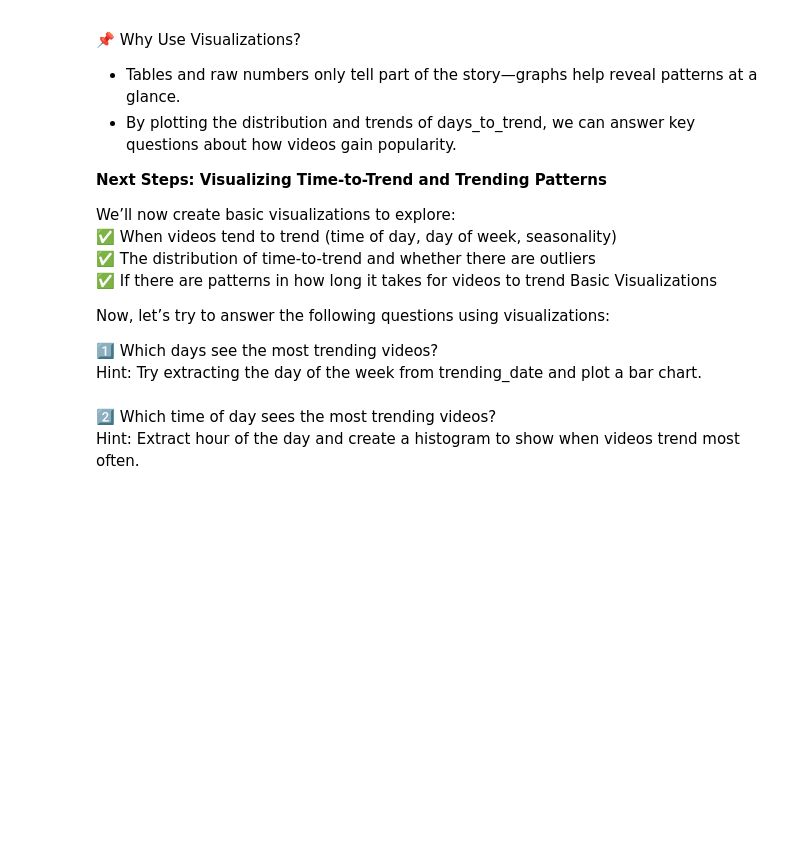
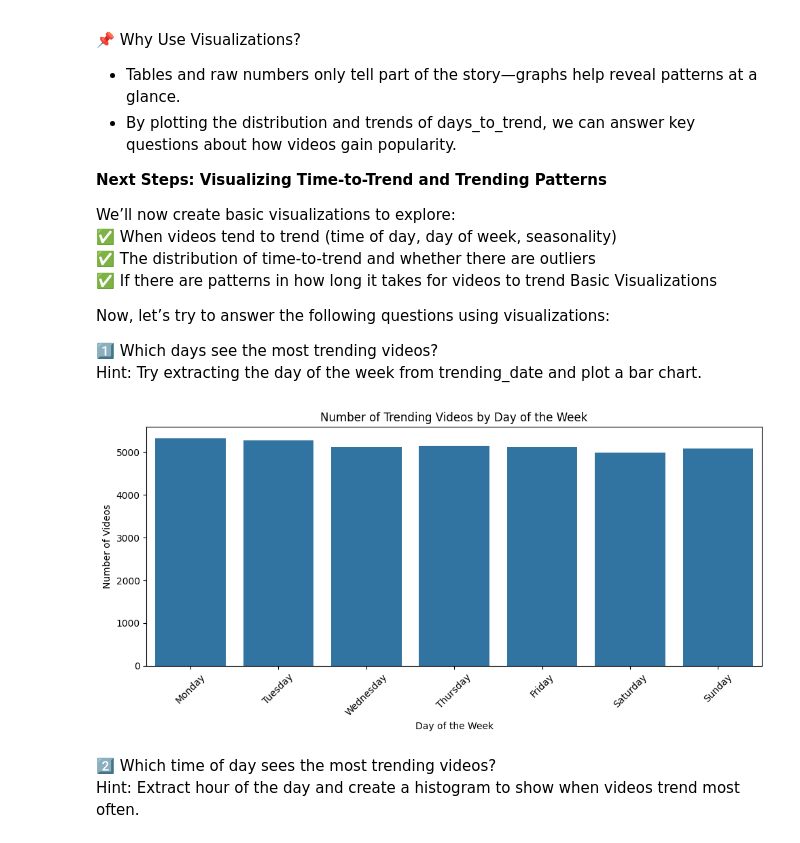
Before and after one commit to BevRice/CMI_Course, a Jupyter notebook: docs/source/notebooks/Assignment5_Week3.ipynb, the cells around one changed output. Cells and saved outputs as stored; diff of their text form; code cells hidden in the pictures; blank space fills up the shorter version.

```diff
--- a/docs/source/notebooks/Assignment5_Week3.ipynb
+++ b/docs/source/notebooks/Assignment5_Week3.ipynb
@@ -220,10 +413,8 @@ We will create a new column, time_to_trend, which calculates the difference betw
 💡 Run the following code to compute this:
 # %%
 # Create a new column for time between publish and trending
-# Remove triple quotes
-'''
-youtube_df['time_to_trend'] = youtube_df['trending_date'] - youtube_df['publishedAt']
-'''
+youtube_df["trending_date"] = pd.to_datetime(youtube_df["trending_date"])
+youtube_df["publishedAt"] = pd.to_datetime(youtube_df["publishedAt"])
 # %% [markdown]
 Now that we've calculated time_to_trend, which represents the difference between when a video was published and when it trended, we need to make this value more interpretable.
 
@@ -239,15 +430,14 @@ Now that we've calculated time_to_trend, which represents the difference between
 We will now convert time_to_trend into total days and hours using the total_seconds() function, which allows us to break down the difference into meaningful time units.
 
 💡 Run the following code:
-# %%
-# Remove triple quotes
-'''
-# Calculate total time difference in days, including partial days
-youtube_df["days_to_trend"] = youtube_df["time_to_trend"].dt.total_seconds() / 86400  # Convert seconds to days
-
-# Calculate total time difference in hours
-youtube_df["hours_to_trend"] = youtube_df["time_to_trend"].dt.total_seconds() / 3600  # Convert seconds to hours
-
-# Display results
-youtube_df[["video_id", "time_to_trend", "days_to_trend", "hours_to_trend"]].head()
-'''
+# %%
+# Remove triple quotes
+# Calculate total time difference in days, including partial days
+# Create a new column for time between publish and trending
+youtube_df["trending_date"] = pd.to_datetime(youtube_df["trending_date"])
+youtube_df["publishedAt"] = pd.to_datetime(youtube_df["publishedAt"])
+
+# Calculate the time difference and store it in 'time_to_trend' column
+youtube_df["time_to_trend"] = youtube_df["trending_date"] - youtube_df["publishedAt"]
+
+# Calculate total time difference in days, including partial days
@@ -281,3 +471,21 @@ Hint: Try extracting the day of the week from trending_date and plot a bar chart
+# %%
+# Extract day of week from trending_date (e.g., Monday, Tuesday, etc.)
+youtube_df["trending_dayofweek"] = youtube_df["trending_date"].dt.day_name()
+
+import matplotlib.pyplot as plt
+import seaborn as sns
+
+# Count number of videos trending each day of the week
+plt.figure(figsize=(10, 5))
+sns.countplot(data=youtube_df, x="trending_dayofweek", order=["Monday", "Tuesday", "Wednesday", "Thursday", "Friday", "Saturday", "Sunday"])
+plt.title("Number of Trending Videos by Day of the Week")
+plt.xlabel("Day of the Week")
+plt.ylabel("Number of Videos")
+plt.xticks(rotation=45)
+plt.tight_layout()
+plt.show()
+# %% [output]
+[figure, added]
 # %% [markdown]
 2️⃣ Which time of day sees the most trending videos?
 Hint: Extract hour of the day and create a histogram to show when videos trend most often.
```
Also changed, not shown: parts of 63 cells of this notebook.
